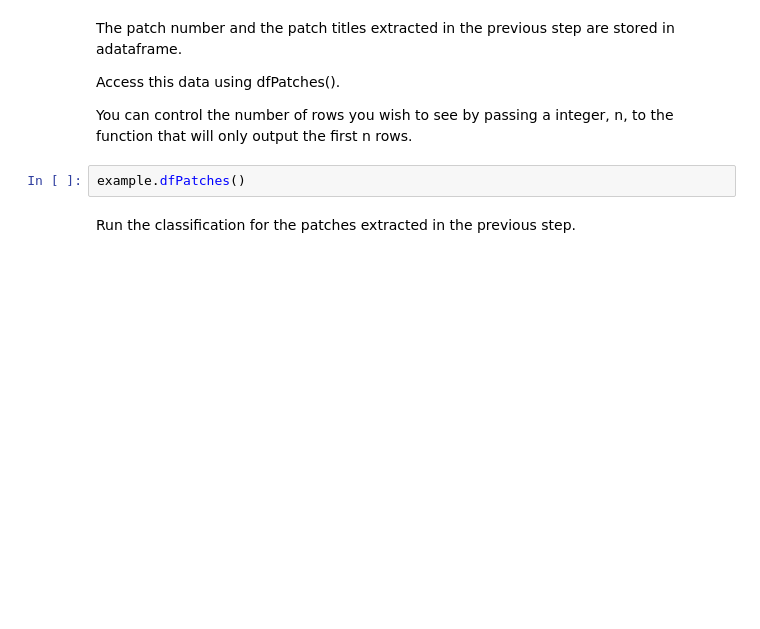
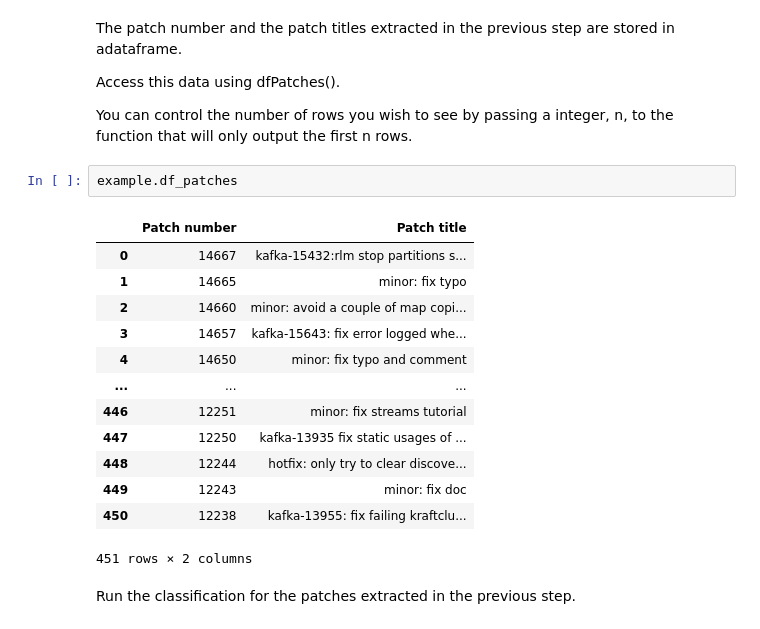
Before and after one commit to unlv-evol/PaReco, a Jupyter notebook: src/notebooks/00_example_2022_03_25.ipynb, the cells around one changed output. Cells and saved outputs as stored; diff of their text form; blank space fills up the shorter version.

```diff
--- a/src/notebooks/00_example_2022_03_25.ipynb
+++ b/src/notebooks/00_example_2022_03_25.ipynb
@@ -119,7 +144,21 @@ Access this data using dfPatches().
 
 You can control the number of rows you wish to see by passing a integer, n,  to the function that will only output the first n rows.
 # %%
-example.dfPatches()
+example.df_patches
+# %% [output]
+|  | Patch number | Patch title |
+| 0 | 14667 | kafka-15432:rlm stop partitions s... |
+| 1 | 14665 | minor: fix typo |
+| 2 | 14660 | minor: avoid a couple of map copi... |
+| 3 | 14657 | kafka-15643: fix error logged whe... |
+| 4 | 14650 | minor: fix typo and comment |
+| ... | ... | ... |
+| 446 | 12251 | minor: fix streams tutorial |
+| 447 | 12250 | kafka-13935 fix static usages of ... |
+| 448 | 12244 | hotfix: only try to clear discove... |
+| 449 | 12243 | minor: fix doc |
+| 450 | 12238 | kafka-13955: fix failing kraftclu... |
+451 rows × 2 columns
 # %% [markdown]
 Run the classification for the patches extracted in the previous step.
 # %%
```
Also changed, not shown: parts of 14 cells of this notebook, 9 other files.
